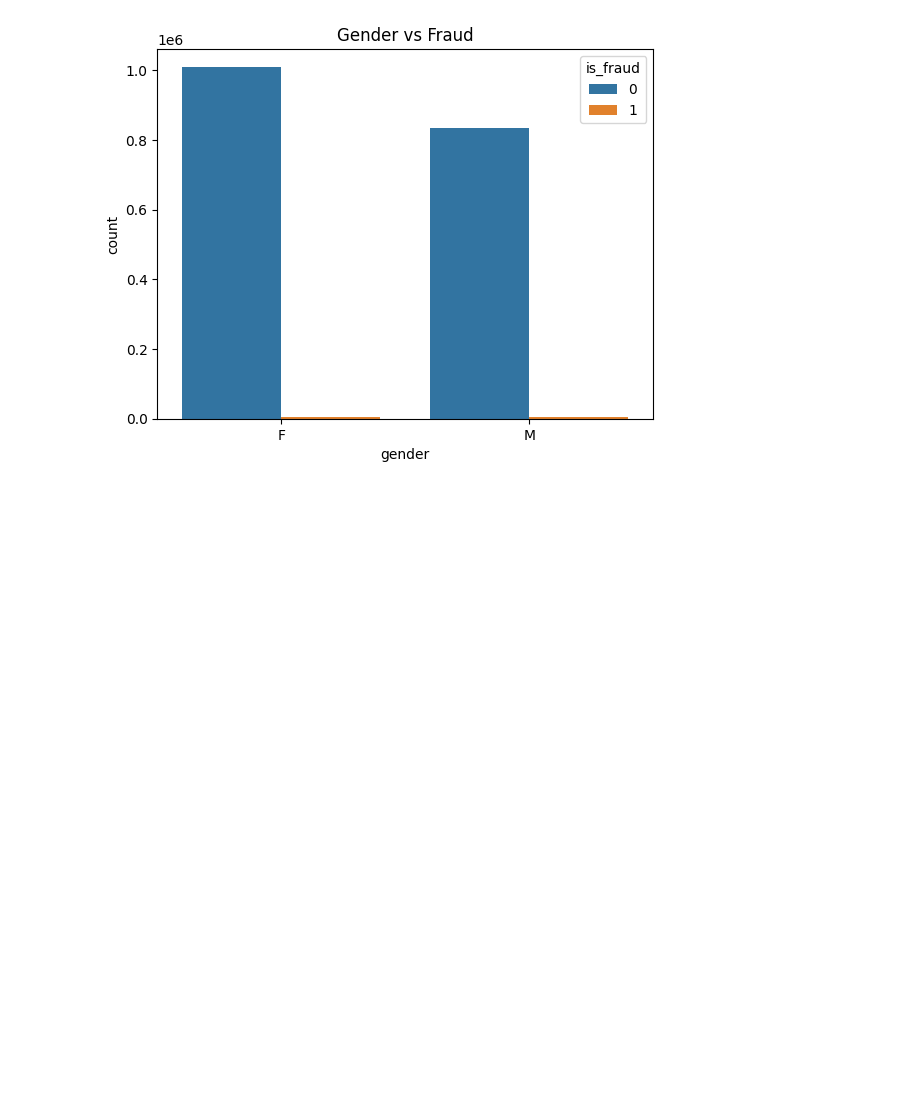
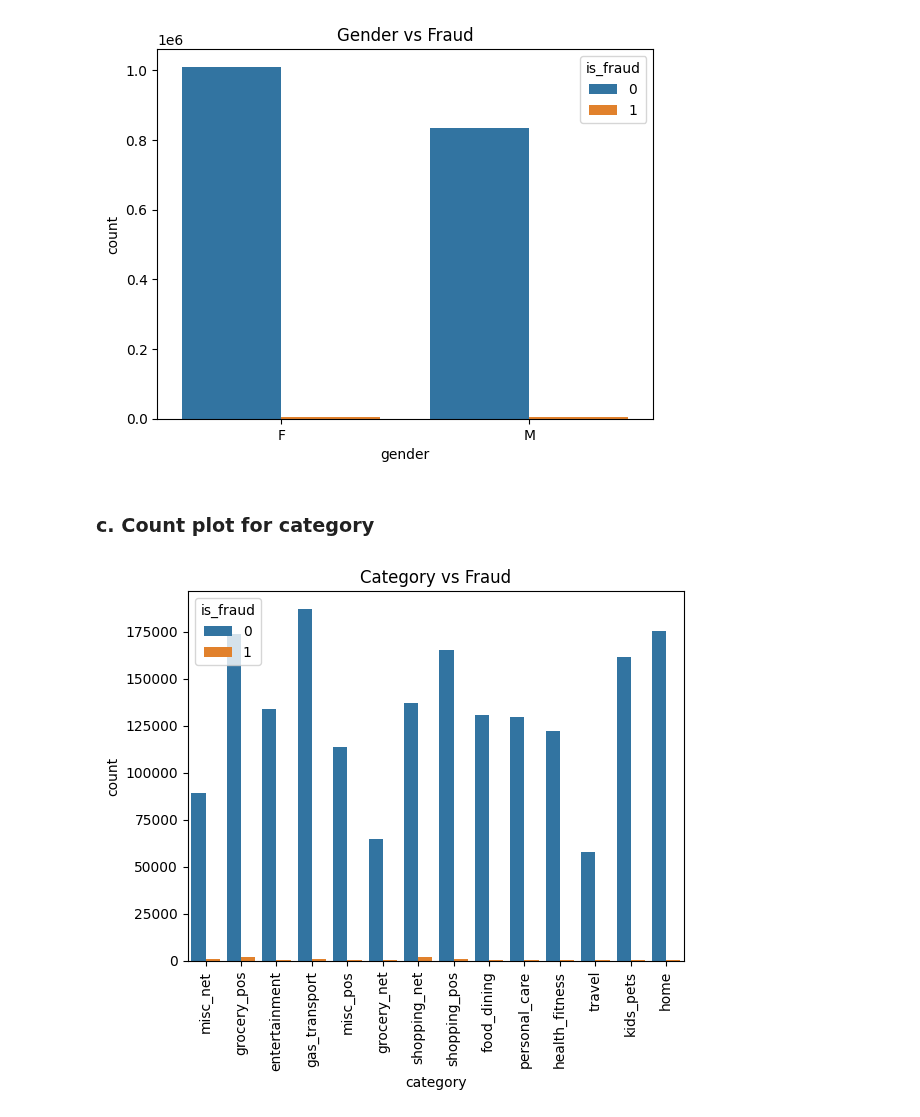
Before and after one commit to arthuralbarelli/ml-credit-card-fraud-detection, a Jupyter notebook: notebooks/credit_card_fraud_exploratory_analysis.ipynb, the cells around one changed output. Drawn from its saved outputs; the diff is of its cells as text; code cells hidden in the pictures; blank space fills up the shorter version.

Commit message:
feat(notebook): Plot bar chart of fraud vs category

```diff
--- a/notebooks/credit_card_fraud_exploratory_analysis.ipynb
+++ b/notebooks/credit_card_fraud_exploratory_analysis.ipynb
@@ -203,3 +203,12 @@ plt.title("Gender vs Fraud")
 plt.show()
 # %% [output]
 [figure]
+# %% [markdown]
+### c. Count plot for category
+# %%
+sns.countplot(x='category', hue='is_fraud', data=fraud_data)
+plt.title("Category vs Fraud")
+plt.xticks(rotation=90)
+plt.show()
+# %% [output]
+[figure, added]
```
Also changed, not shown: 1 other file.
